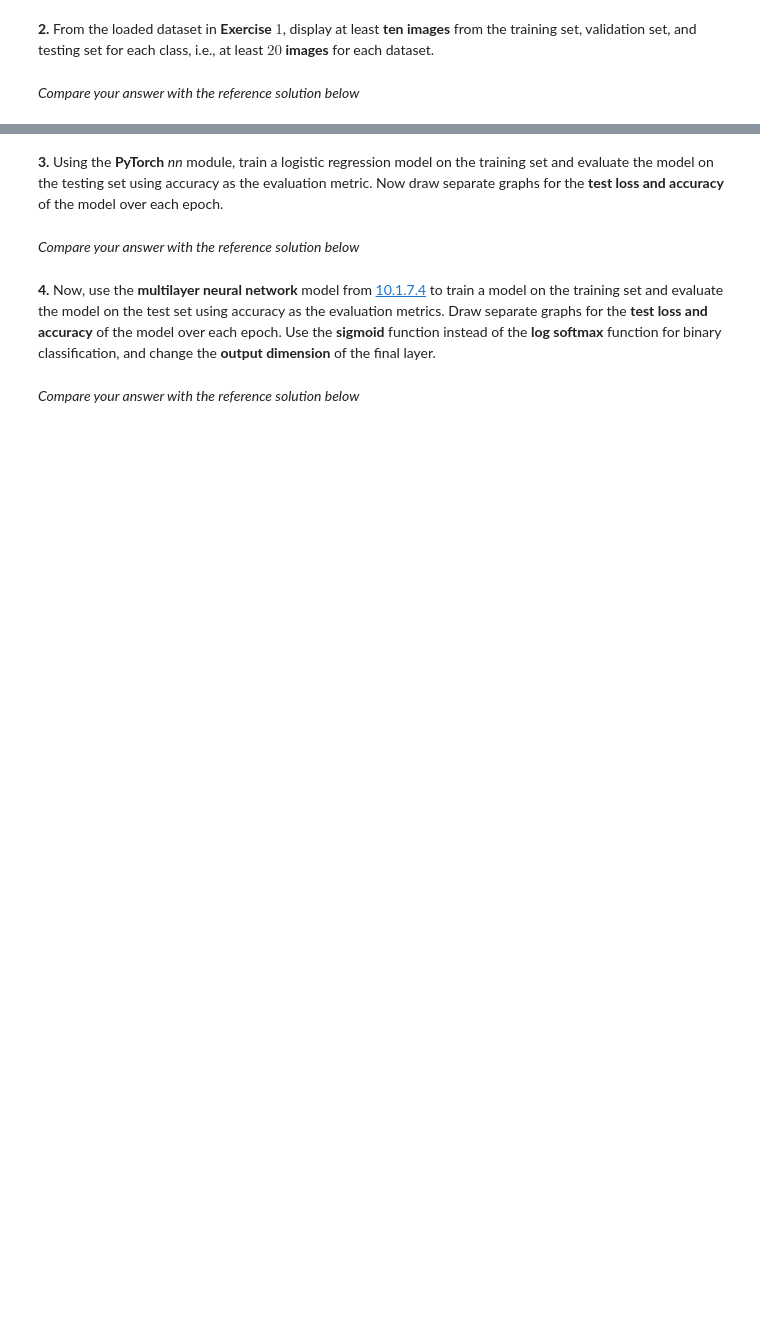
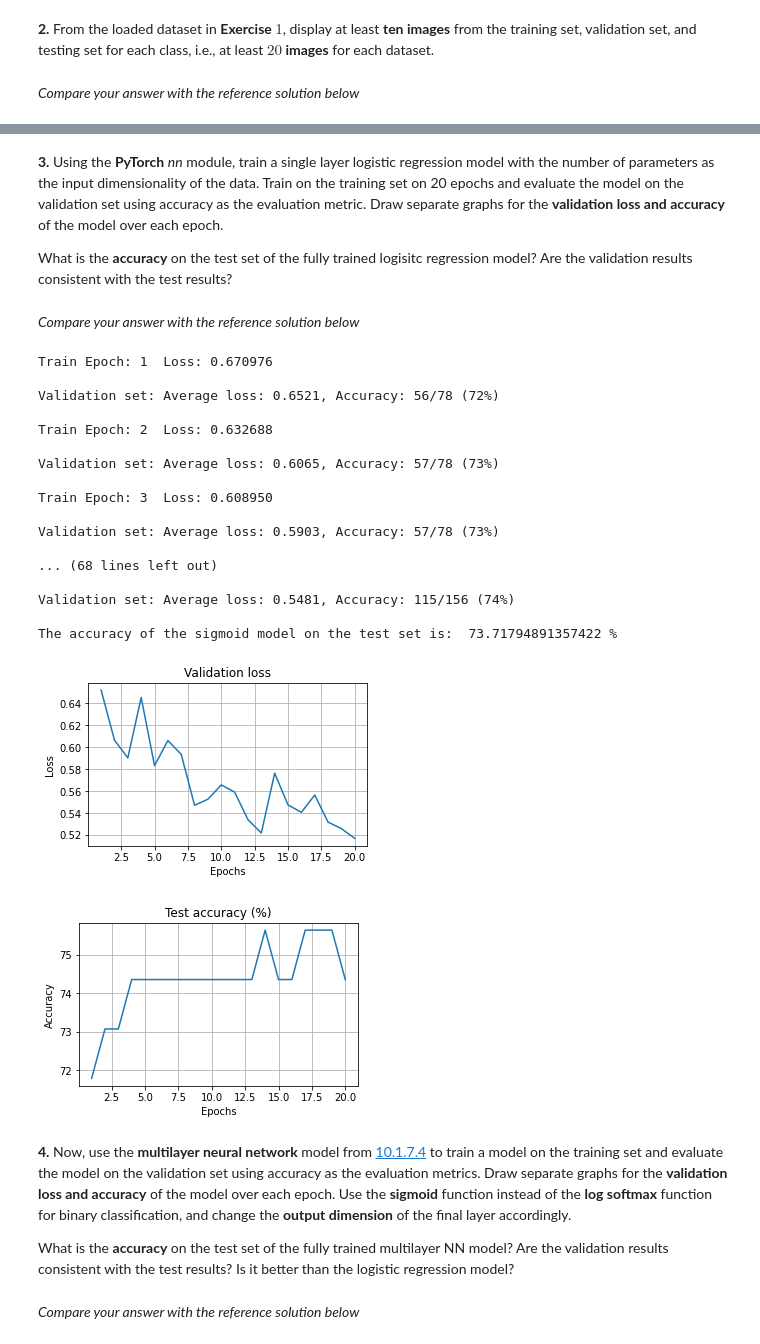
Before and after one commit to pykale/transparentML, a Jupyter notebook: content/10-deep-cnn-rnn/multilayer-nn.ipynb, the cells around one changed output, grey strips where cells are left out. Cells and saved outputs as stored; diff of their text form; code cells hidden in the pictures; blank space fills up the shorter version.

Commit message:
updated exercises for 10.1 neural nets

```diff
--- a/content/10-deep-cnn-rnn/multilayer-nn.ipynb
+++ b/content/10-deep-cnn-rnn/multilayer-nn.ipynb
@@ -545,6 +569,12 @@ BATCH_SIZE = 64  # intialized batchsize=64 means 64 data in a batch
 train_loader = data.DataLoader(
     dataset=train_dataset, batch_size=BATCH_SIZE, shuffle=True
 )  # loading the train dataset with Dataloader
+
+valid_loader = data.DataLoader(
+    dataset=val_dataset, batch_size=BATCH_SIZE, shuffle=True
+)  # loading the validation dataset with Dataloader
+
+
 test_loader = data.DataLoader(
     dataset=test_dataset, batch_size=BATCH_SIZE, shuffle=True
 )  # loading the test dataset with Dataloader
@@ -591,5 +629,7 @@ plot_images(test_dataset)
 # %% [markdown]
-**3.** Using the **PyTorch** *nn* module, train a logistic regression model on the training set and evaluate the model on the testing set using accuracy as the evaluation metric. Now draw separate graphs for the **test loss and accuracy** of the model over each epoch.
+**3.** Using the **PyTorch** *nn* module, train a single layer logistic regression model with the number of parameters as the input dimensionality of the data. Train on the training set on 20 epochs and evaluate the model on the validation set using accuracy as the evaluation metric. Draw separate graphs for the **validation loss and accuracy** of the model over each epoch.
+
+What is the **accuracy** on the test set of the fully trained logisitc regression model? Are the validation results consistent with the test results?
 # %%
 # Write your code below to answer the question
 # %% [markdown]
@@ -604,7 +644,7 @@ else:
     device = torch.device("cpu")
 
 
-# maked a logisticregression model with torch.nn.Module
+# Create a logisticregression model with torch.nn.Module
 class LogisticRegression(torch.nn.Module):
     def __init__(self, input_dim):
         super(LogisticRegression, self).__init__()
@@ -617,12 +657,12 @@ class LogisticRegression(torch.nn.Module):
 
 
 input_size = 28 * 28
-model = LogisticRegression(input_size).to(device)
-optimizer = torch.optim.SGD(model.parameters(), lr=0.01, momentum=0.5)
+sig_model = LogisticRegression(input_size).to(device)
+optimizer = torch.optim.SGD(sig_model.parameters(), lr=0.01, momentum=0.5)
 criterion = nn.BCELoss()
 
 
-def train(epoch):
+def train(model, epoch):
     model.train()  # Set model to training mode
 
     # Loop over each batch from the training set
@@ -640,10 +680,10 @@ def train(epoch):
         return print("Train Epoch: {} \tLoss: {:.6f}".format(epoch, loss.data.item()))
 
 
-def test(loss_vector, accuracy_vector):
+def test(model, loss_vector, accuracy_vector, eval_dataloader):
     model.eval()  # Set model to evaluation mode
     test_loss, total_val_correct, total_val_count = 0, 0, 0
-    for data, target in test_loader:
+    for data, target in eval_dataloader:
         data = data.to(device)
         target = target.to(device)
         output = model(data)
@@ -652,42 +692,71 @@ def test(loss_vector, accuracy_vector):
         total_val_correct += torch.sum(torch.eq((output > 0.5).long(), target))
         total_val_count += len(target)
 
-    test_loss /= len(test_loader)
+    test_loss /= len(eval_dataloader)
     loss_vector.append(test_loss)
 
-    accuracy = 100.0 * total_val_correct.to(torch.float32) / len(test_loader.dataset)
+    accuracy = 100.0 * total_val_correct.to(torch.float32) / len(eval_dataloader.dataset)
     accuracy_vector.append(accuracy)
 
     print(
         "\nValidation set: Average loss: {:.4f}, Accuracy: {}/{} ({:.0f}%)\n".format(
             test_loss, total_val_correct, total_val_count, accuracy
         )
     )
 
 
 epochs = 20
 
 loss_test, acc_test = [], []
 for epoch in range(1, epochs + 1):
-    train(epoch)
-    test(loss_test, acc_test)
+    train(sig_model, epoch)
+    test(sig_model, loss_test, acc_test, valid_loader)
 
+if device == torch.device("cuda"):
+    acc_test = [acc.cpu().numpy() for acc in acc_test]
 
 plt.figure(figsize=(5, 3))
 plt.xlabel("Epochs")
 plt.ylabel("Loss")
-plt.title("Test loss")
+plt.title("Validation loss")
 plt.plot(np.arange(1, epochs + 1), loss_test)
 plt.grid()
 
 plt.figure(figsize=(5, 3))
 plt.xlabel("Epochs")
 plt.ylabel("Accuracy")
 plt.title("Test accuracy (%)")
 plt.plot(np.arange(1, epochs + 1), acc_test)
 plt.grid()
+
+
+loss_test, acc_test = [], []
+test(sig_model, loss_test, acc_test, test_loader)
+print("The accuracy of the sigmoid model on the test set is: ", acc_test[-1].item(), "%")
+# %% [output]
+Train Epoch: 1  Loss: 0.670976
+
+Validation set: Average loss: 0.6521, Accuracy: 56/78 (72%)
+
+Train Epoch: 2  Loss: 0.632688
+
+Validation set: Average loss: 0.6065, Accuracy: 57/78 (73%)
+
+Train Epoch: 3  Loss: 0.608950
+
+Validation set: Average loss: 0.5903, Accuracy: 57/78 (73%)
+
+... (68 lines left out)
+
+Validation set: Average loss: 0.5481, Accuracy: 115/156 (74%)
+
+The accuracy of the sigmoid model on the test set is:  73.71794891357422 %
+[figure, added]
+[figure, added]
 # %% [markdown]
-**4.** Now, use the **multilayer neural network** model from [10.1.7.4](https://pykale.github.io/transparentML/10-deep-cnn-rnn/multilayer-nn.html#define-a-multilayer-neural-network) to train a model on the training set and evaluate the model on the test set using accuracy as the evaluation metrics. Draw separate graphs for the **test loss and accuracy** of the model over each epoch. Use the **sigmoid** function instead of the **log softmax** function for binary classification, and change the **output dimension** of the final layer.
+**4.** Now, use the **multilayer neural network** model from [10.1.7.4](https://pykale.github.io/transparentML/10-deep-cnn-rnn/multilayer-nn.html#define-a-multilayer-neural-network) to train a model on the training set and evaluate the model on the validation set using accuracy as the evaluation metrics. Draw separate graphs for the **validation loss and accuracy** of the model over each epoch. Use the **sigmoid** function instead of the **log softmax** function for binary classification, and change the **output dimension** of the final layer accordingly.
+
+What is the **accuracy** on the test set of the fully trained multilayer NN model? Are the validation results consistent with the test results? Is it better than the logistic regression model?
 # %%
 # Write your code below to answer the question
 # %% [markdown]
```
Also changed, not shown: parts of 6 cells of this notebook.
